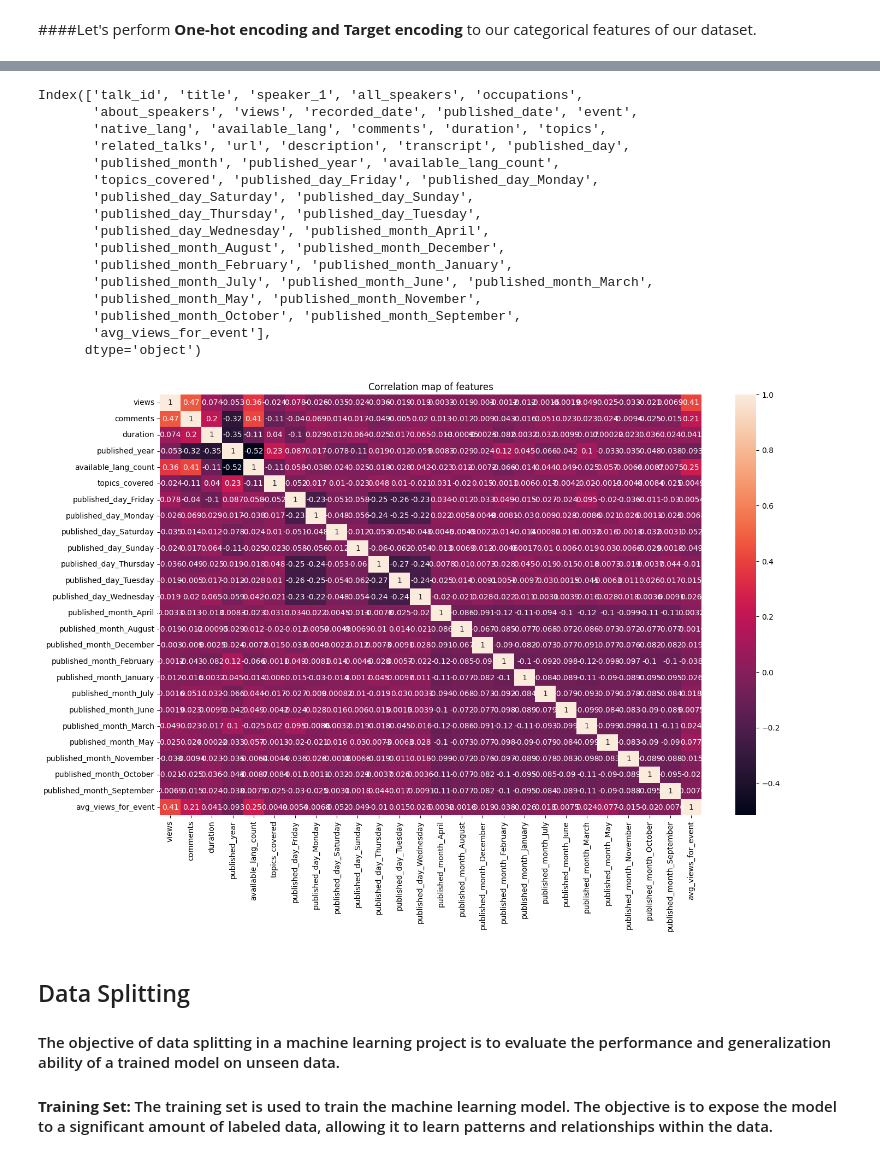
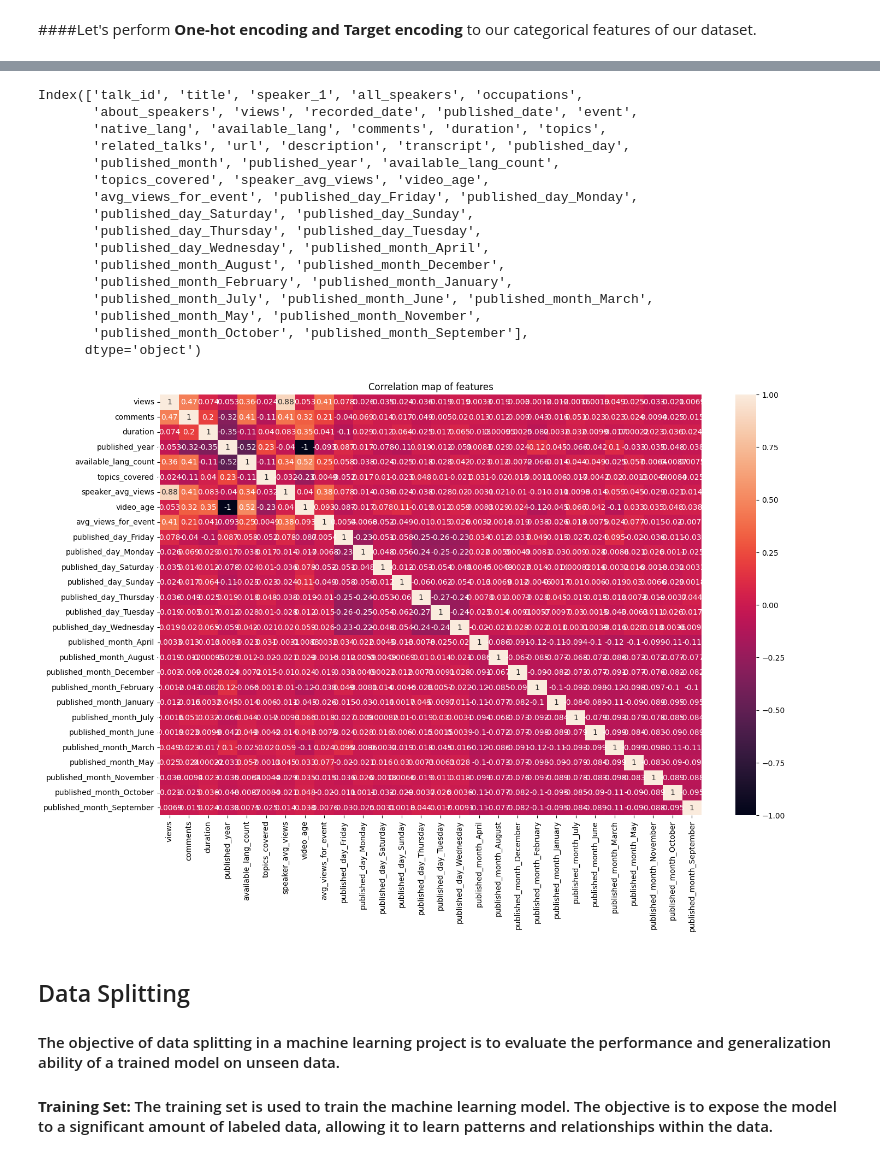
Before and after one commit to Mohamed-Harish-M-123/Capstone-Project-II, a Jupyter notebook: TED_Talks_views_prediction.ipynb, the cells around one changed output, grey strips where cells are left out. Drawn from its saved outputs; the diff is of its cells as text; code cells hidden in the pictures.

```diff
--- a/TED_Talks_views_prediction.ipynb
+++ b/TED_Talks_views_prediction.ipynb
@@ -555,8 +566,8 @@ encode_columns = ['published_day', 'published_month']
 encoder = OneHotEncoder(sparse=False)
 encoded_data = encoder.fit_transform(ted_talks_dataframe[encode_columns])
 encoded_df = pd.DataFrame(encoded_data, columns=encoder.get_feature_names_out(encode_columns))
-model_df = pd.concat([ted_talks_dataframe, encoded_df], axis=1)
-model_df.head(1)
+ted_talks_dataframe = pd.concat([ted_talks_dataframe, encoded_df], axis=1)
+ted_talks_dataframe.head(1)
 # %% [output]
 |  | talk_id | title | speaker_1 | all_speakers | occupations | about_speakers | views | recorded_date | ... |
 | 0 | 1 | Averting the climate crisis | Al Gore | {0: 'Al Gore'} | {0: ['climate advocate']} | {0: 'Nobel Laureate Al Gore focus... | 3523392 | 2006-02-25 00:00:00 | ... |
@@ -563,0 +575,5 @@ model_df.head(1)
+# %%
+# Let check how old is the videos are and create a new feature for it.
+
+ted_talks_dataframe['video_age']=2023-ted_talks_dataframe['published_year']
+ted_talks_dataframe.head(1)
@@ -564,11 +593,12 @@ model_df.head(1)
 # %%
 ## Perform Target encoding for event column
-encode_event=model_df.groupby('event').agg({'views' : 'mean'}).sort_values(['views'],ascending=False)
+encode_event=ted_talks_dataframe.groupby('event').agg({'views' : 'mean'}).sort_values(['views'],ascending=False)
 encode_event=encode_event.to_dict()
 encode_event=encode_event.values()
-encode_event=  list(encode_event)[0]
-model_df['avg_views_for_event']=model_df['event'].map(encode_event)
-model_df.head(1)
+encode_event=list(encode_event)[0]
+ted_talks_dataframe['avg_views_for_event']=ted_talks_dataframe['event'].map(encode_event)
+ted_talks_dataframe['avg_views_for_event'] = ted_talks_dataframe['avg_views_for_event'].apply(lambda x: round(x, 2))
+ted_talks_dataframe.head(1)
 # %% [output]
 |  | talk_id | title | speaker_1 | all_speakers | occupations | about_speakers | views | recorded_date | ... |
 | 0 | 1 | Averting the climate crisis | Al Gore | {0: 'Al Gore'} | {0: ['climate advocate']} | {0: 'Nobel Laureate Al Gore focus... | 3523392 | 2006-02-25 00:00:00 | ... |
@@ -576,12 +606,13 @@ model_df.head(1)
 # %%
-model_df.columns
+ted_talks_dataframe.columns
 # %% [output]
 Index(['talk_id', 'title', 'speaker_1', 'all_speakers', 'occupations',
        'about_speakers', 'views', 'recorded_date', 'published_date', 'event',
        'native_lang', 'available_lang', 'comments', 'duration', 'topics',
        'related_talks', 'url', 'description', 'transcript', 'published_day',
        'published_month', 'published_year', 'available_lang_count',
-       'topics_covered', 'published_day_Friday', 'published_day_Monday',
+       'topics_covered', 'speaker_avg_views', 'video_age',
+       'avg_views_for_event', 'published_day_Friday', 'published_day_Monday',
        'published_day_Saturday', 'published_day_Sunday',
        'published_day_Thursday', 'published_day_Tuesday',
        'published_day_Wednesday', 'published_month_April',
@@ -589,27 +620,26 @@ Index(['talk_id', 'title', 'speaker_1', 'all_speakers', 'occupations',
        'published_month_February', 'published_month_January',
        'published_month_July', 'published_month_June', 'published_month_March',
        'published_month_May', 'published_month_November',
-       'published_month_October', 'published_month_September',
-       'avg_views_for_event'],
+       'published_month_October', 'published_month_September'],
       dtype='object')
 # %%
 # Lets drop the columns which were not useful to fit in the models.
 
-model_df.drop(labels = ["talk_id", "title", "speaker_1", "all_speakers", "occupations",
+ted_talks_dataframe.drop(labels = ["talk_id", "title", "speaker_1", "all_speakers", "occupations",
                                    "about_speakers", "recorded_date", "published_date", "event", "native_lang",
                                    "available_lang", "topics", "related_talks", "url", "description",
                                    "transcript", "published_day", "published_month"], axis = 1, inplace = True)
 # %%
 # Lets visualize the correlation between the features of our dataframe
 
-correlation_matrix = model_df.corr()
+correlation_matrix = ted_talks_dataframe.corr()
 
 plt.figure(figsize=(16, 10))
 sns.heatmap(correlation_matrix, annot=True)
 plt.title("Correlation map of features")
 plt.show()
 # %% [output]
-[figure, old version]
+[figure, new version]
 # %% [markdown]
 ## Data Splitting
 #### The objective of data splitting in a machine learning project is to evaluate the performance and generalization ability of a trained model on unseen data.
```
Also changed, not shown: parts of 13 cells of this notebook.
